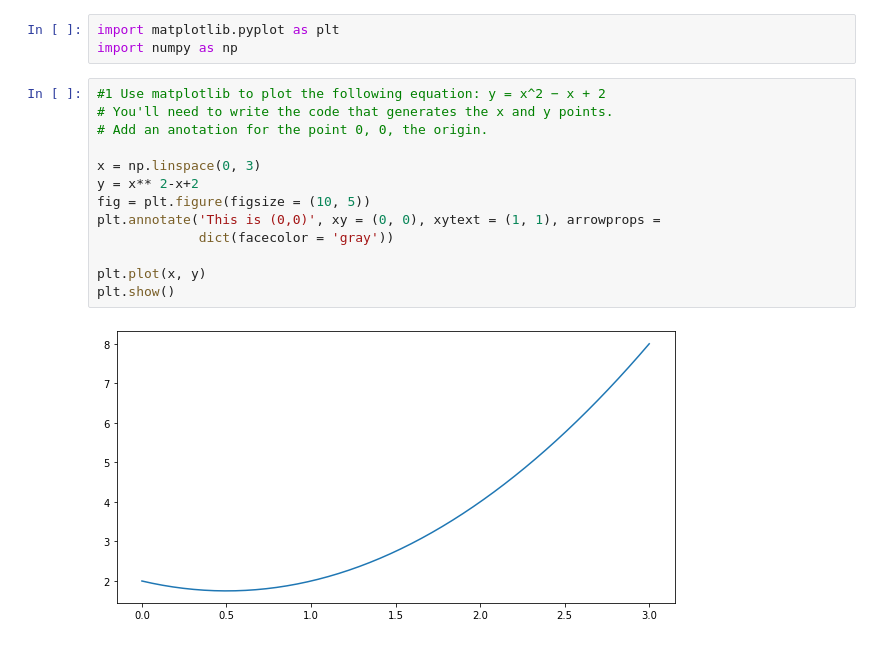
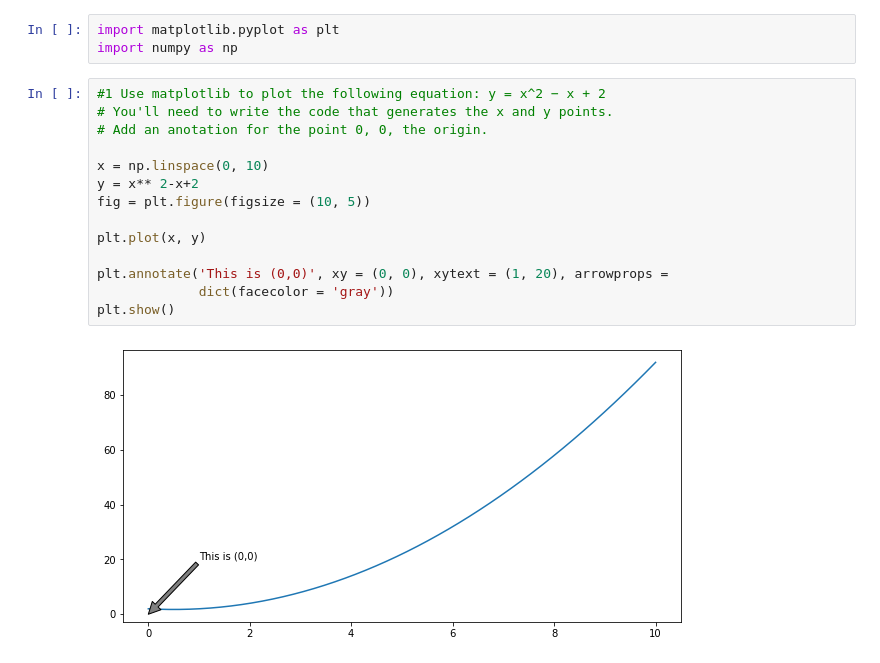
Before and after one commit to CaitlynCarney/git_practice, a Jupyter notebook: numpy-pandas-visualization-exercises/matplotlib_exercises.ipynb, the cells around one changed output. Cells and saved outputs as stored; diff of their text form.

```diff
--- a/numpy-pandas-visualization-exercises/matplotlib_exercises.ipynb
+++ b/numpy-pandas-visualization-exercises/matplotlib_exercises.ipynb
@@ -4,15 +4,16 @@ import numpy as np
 # %%
 #1 Use matplotlib to plot the following equation: y = x^2 − x + 2
 # You'll need to write the code that generates the x and y points.
 # Add an anotation for the point 0, 0, the origin.
 
-x = np.linspace(0, 3)
+x = np.linspace(0, 10)
 y = x** 2-x+2
 fig = plt.figure(figsize = (10, 5))
-plt.annotate('This is (0,0)', xy = (0, 0), xytext = (1, 1), arrowprops =
-             dict(facecolor = 'gray'))
 
 plt.plot(x, y)
+
+plt.annotate('This is (0,0)', xy = (0, 0), xytext = (1, 20), arrowprops =
+             dict(facecolor = 'gray'))
 plt.show()
 # %% [output]
-[figure, old version]
+[figure, new version]
```
Also changed, not shown: parts of 11 cells of this notebook.
